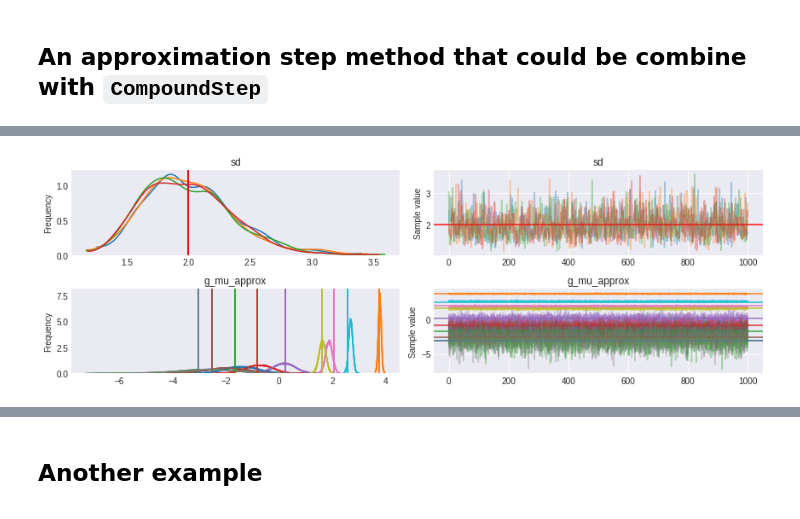
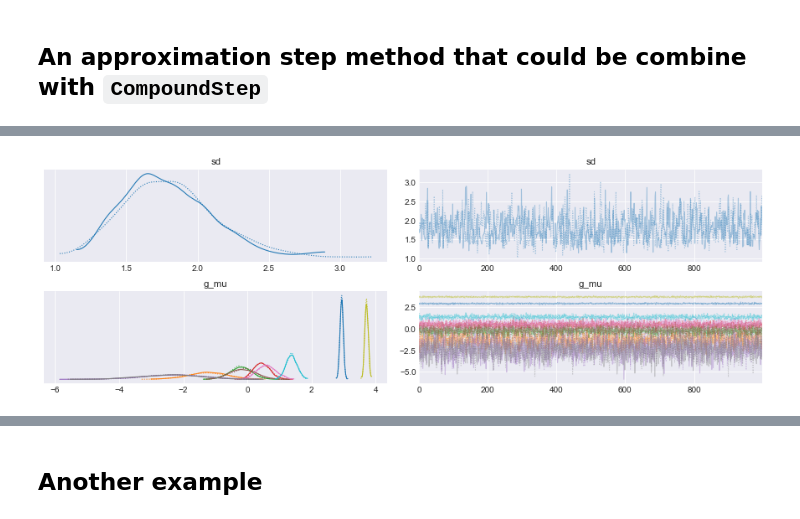
Before and after one commit to junpenglao/Planet_Sakaar_Data_Science, a Jupyter notebook: Ports/Laplace approximation in pymc3.ipynb, the cells around one changed output, grey strips where cells are left out. Saved outputs shown, nothing was run; the diff lists cells and outputs as text; code cells hidden in the pictures.

```diff
--- a/Ports/Laplace approximation in pymc3.ipynb
+++ b/Ports/Laplace approximation in pymc3.ipynb
@@ -347,7 +348,7 @@ with pm.Model() as m2:
     sd = pm.HalfNormal('sd', 1.)
     group_mu = pm.Normal('g_mu', 0., sd, shape=M)
     obs = pm.Poisson('obs', tt.exp(group_mu[index2]), observed=Y2)
-    trace2 = pm.sample(1000, tune=1000)
+    trace2 = pm.sample(1000, tune=1000, return_inferencedata=True)
 
 # transformed data block
 sums = np.zeros(M)
@@ -381,7 +382,7 @@ with pm.Model() as m_la2:
         'g_mu',
         pm.tt_rng().normal(1, conditional_mode,
                            1 / tt.sqrt(laplace_precisions)))
-    trace_la2 = pm.sample(1000, tune=1000)
+    trace_la2 = pm.sample(1000, tune=1000, return_inferencedata=True)
 # %% [output]
 Auto-assigning NUTS sampler...
 Initializing NUTS using jitter+adapt_diag...
@@ -394,25 +398,0 @@ NUTS: [sd]
-# %%
-df_nuts = pm.summary(trace2)
-df_la = pm.summary(trace_la2)
-ind = df_la.index
-
-x = df_nuts['mean'][ind]
-xlower = df_nuts['hpd_2.5'][ind]
-xupper = df_nuts['hpd_97.5'][ind]
-
-y = df_la['mean'][ind]
-ylower = df_la['hpd_2.5'][ind]
-yupper = df_la['hpd_97.5'][ind]
-
-_, ax = plt.subplots(1, 1, figsize=(5, 5))
-ax.errorbar(
-    x,
-    y,
-    yerr=[y - ylower, yupper - y],
-    xerr=[x - xlower, xupper - x],
-    fmt='o',
-    alpha=.5)
-ax.set_ylabel('Laplace approximation')
-ax.set_xlabel('MCMC with NUTS')
-ax.plot(
-    [min(xlower), max(xupper)], [min(xlower), max(xupper)], ls="--", c=".3");
@@ -908,10 +893,10 @@ class LaplaceApprox(BlockedStep):
 # %%
 with pm.Model() as m_la2:
     sd = pm.HalfNormal('sd', 1.)
-    group_mu = pm.Normal('g_mu', 0., sd, shape=M)
+    group_mu = pm.Normal('g_mu_est', 0., sd, shape=M)
     obs = pm.Poisson('obs', tt.exp(group_mu[index]), observed=Y)
 
     step1 = pm.NUTS(vars=[sd])
     step2 = LaplaceApprox(vars=[group_mu], Qtheta=tt.eye(M)*sd**-2)
-    trace_la2 = pm.sample(1000, tune=1000, step=[step2, step1])
+    trace_la2 = pm.sample(1000, tune=1000, step=[step2, step1], return_inferencedata=False)
 # %% [output]
@@ -922,17 +909,13 @@ CompoundStep
 # %%
-x_mode = trace_la2['g_mu']
+x_mode = trace_la2['g_mu_est']
 x_mode_sd = trace_la2['x_approx_sd']
 
 g_mu_approx = st.norm.rvs(x_mode, x_mode_sd)
 
-trace_la2.add_values({'g_mu_approx': g_mu_approx})
+trace_la2.add_values({'g_mu': g_mu_approx})
 # %%
 pm.traceplot(
     trace_la2,
-    varnames=['sd', 'g_mu_approx'],
-    lines={
-        'sd': sigma,
-        'g_mu_approx': X
-    });
+    var_names=['sd', 'g_mu']);
 # %% [output]
-[figure, old version]
+[figure, new version]
```
Also changed, not shown: parts of 34 cells of this notebook, 1 other file.
